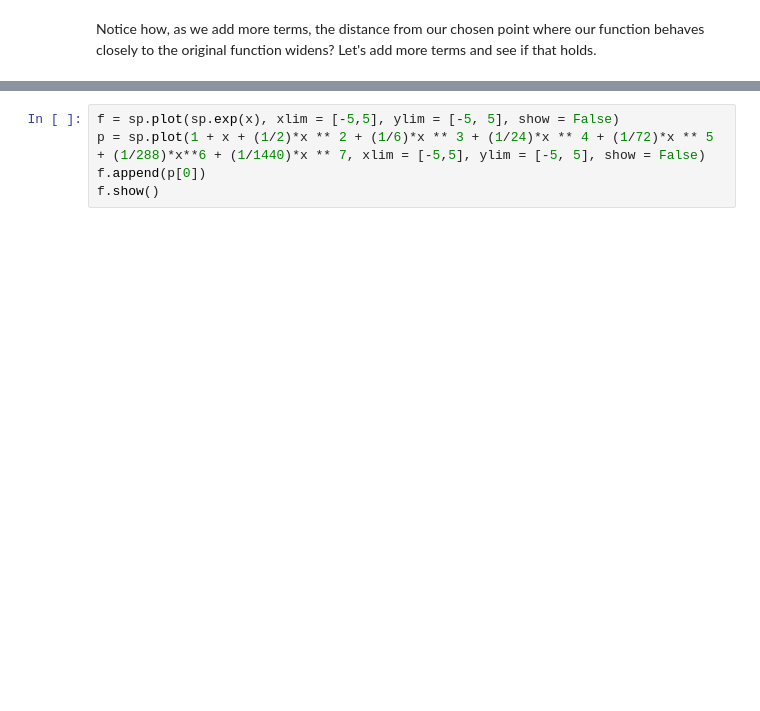
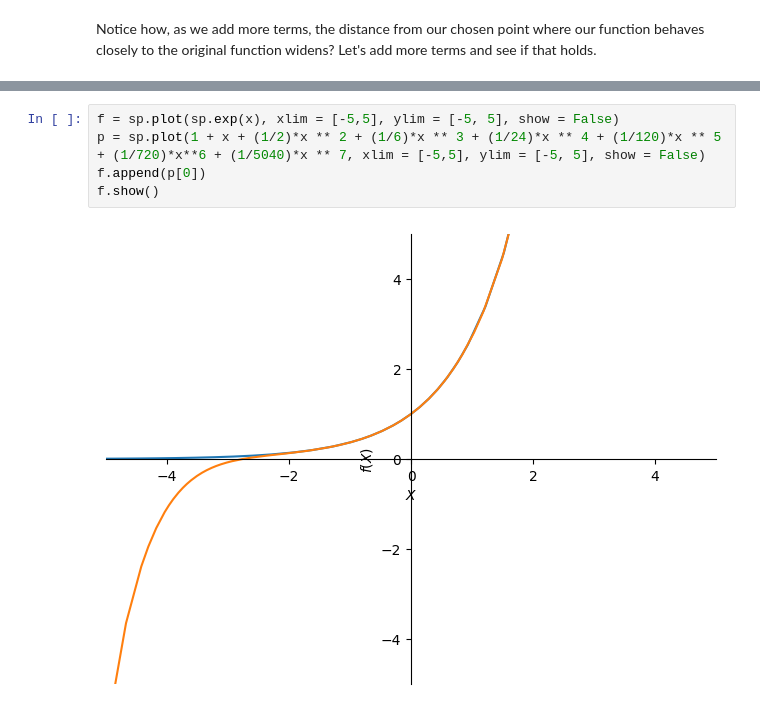
Before and after one commit to abinladin/taylor-series, a Jupyter notebook: main.ipynb, the cells around one changed output, grey strips where cells are left out. Drawn from its saved outputs; the diff is of its cells as text; blank space fills up the shorter version.

```diff
--- a/main.ipynb
+++ b/main.ipynb
@@ -132,8 +153,10 @@ f.show()
 # %%
 f = sp.plot(sp.exp(x), xlim = [-5,5], ylim = [-5, 5], show = False)
-p = sp.plot(1 + x + (1/2)*x ** 2 + (1/6)*x ** 3 + (1/24)*x ** 4 + (1/72)*x ** 5 + (1/288)*x**6 + (1/1440)*x ** 7, xlim = [-5,5], ylim = [-5, 5], show = False)
+p = sp.plot(1 + x + (1/2)*x ** 2 + (1/6)*x ** 3 + (1/24)*x ** 4 + (1/120)*x ** 5 + (1/720)*x**6 + (1/5040)*x ** 7, xlim = [-5,5], ylim = [-5, 5], show = False)
 f.append(p[0])
 f.show()
+# %% [output]
+[figure, added]
 # %% [markdown]
 You may have noticed that beyond a certain number of terms, adding more polynomials no longer helps in the approximation. This is called the **radius of convergence**. Notice that our method describes a power series - and like all series, it either converges or diverges. Beyond a certain number of terms, the series no longer converges to the original function.
 
```
Also changed, not shown: parts of 14 cells of this notebook.
